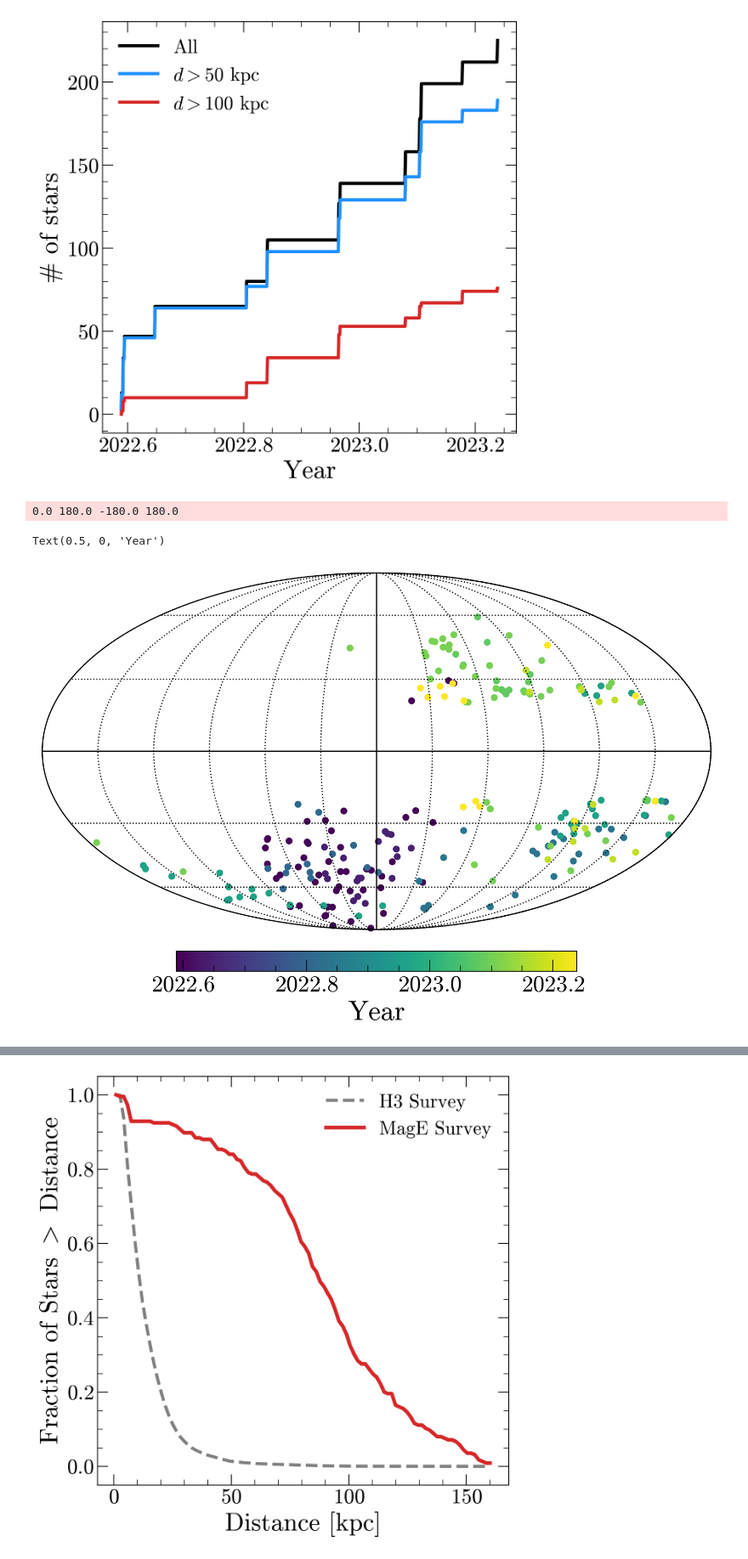
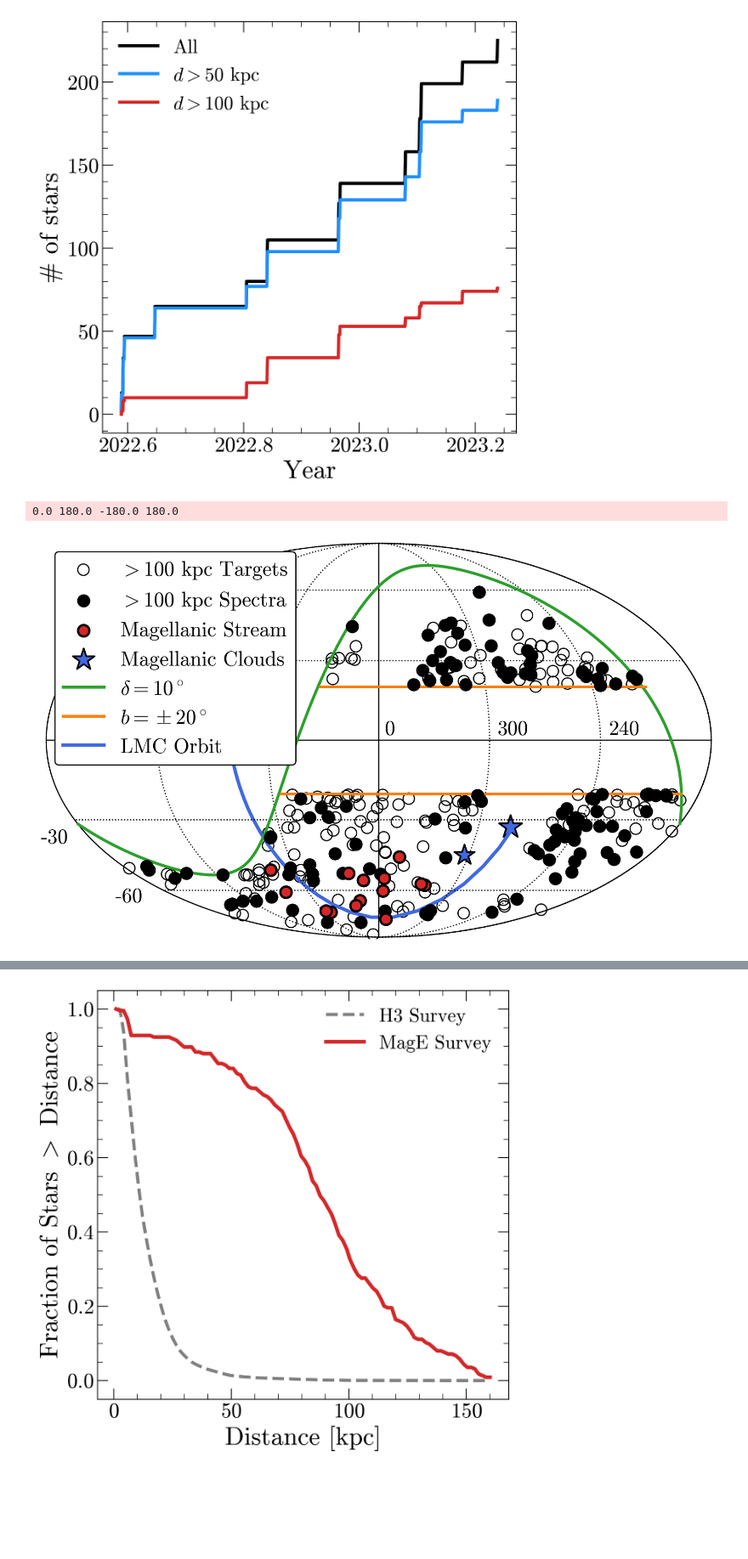
Before and after one commit to vedantchandra/merlin, a Jupyter notebook: pipeline/nb/00_survey_overview.ipynb, the cells around one changed output, grey strips where cells are left out. Shown at 85% size. Drawn from its saved outputs; the diff is of its cells as text; code cells hidden in the pictures; blank space fills up the shorter version.

```diff
--- a/pipeline/nb/00_survey_overview.ipynb
+++ b/pipeline/nb/00_survey_overview.ipynb
@@ -95,13 +133,67 @@ plt.savefig('fig/cumulative_nstars.pdf')
+# %%
+dsel = d100targ['dec'] < 10
+# %%
+l1 = -150
+l2 = 33
+
+b20 = SkyCoord(l = np.linspace(l1, l2, 1000) * u.deg, b = np.repeat(20, 1000) * u.deg,
+              frame = 'galactic')
+
+l1 = -170
+l2 = 55
+bm20 = SkyCoord(l = np.linspace(l1, l2, 1000) * u.deg, b = np.repeat(-20, 1000) * u.deg,
+              frame = 'galactic')
+# %%
+d100sel = clean & (mage['tdb_selection'] == 'd100')
+# %%
+from astropy.io import ascii
+
+lmco = ascii.read('/Users/vedantchandra/0_research/data/lit/ngc21_LMC_orbit.txt')
 # %%
+d0 = SkyCoord(ra = np.linspace(0, 360, 1000) * u.deg, dec = np.repeat(10, 1000) * u.deg).galactic
+
 hp.mollview()
-im = hp.projscatter(mage[clean]['L'], mage[clean]['B'], lonlat = True,
-              c = mage[clean]['year'], cmap = 'viridis')
-hp.graticule()
-cbar = plt.colorbar(im, location = 'bottom', orientation = 'horizontal',
-            fraction = 0.05, pad = 0.05)
+hp.graticule(dmer = 60)
+
+hp.projscatter(d100targ['l'][dsel], d100targ['b'][dsel], lonlat = True,
+              label = '$> 100$ kpc Targets', marker = 'o', facecolor = 'none',
+              edgecolor = 'k', s = 100)
+
+
+# im = hp.projscatter(mage[clean]['L'], mage[clean]['B'], lonlat = True,
+#               c = mage[clean]['year'], cmap = 'viridis', edgecolor = 'k',
+#                    s = 100, label = 'MagE Spectra', zorder = 3,
+#                    lw = 1.5)
+
+hp.projscatter(mage[clean&d100sel]['L'], mage[clean&d100sel]['B'], lonlat = True,
+             color = 'k', cmap = 'viridis', edgecolor = 'k',
+                   s = 100, label = '$>100$ kpc Spectra', zorder = 3,
+                   lw = 1.5)
+
+hp.projscatter(mss['l'], mss['b'], lonlat = True,
+              s = 100, edgecolor = 'k', zorder = 4, facecolor = 'C3', lw = 2,
+              label = 'Magellanic Stream')
+
+hp.projscatter(clouds['l'], clouds['b'], lonlat = True, **cloud_kw, label = 'Magellanic Clouds')
+
+hp.projplot(d0.l, d0.b, lonlat = True, color = 'C2', label = '$\delta = 10^\circ$', lw = 2.5)
+hp.projplot(b20.l, b20.b, color = 'C1', lonlat = True, label = '$b = \pm 20^\circ$', lw = 2.5)
+hp.projplot(bm20.l, bm20.b, color = 'C1', lonlat = True,  lw = 2.5)
+
+hp.projplot(lmco['col4'], lmco['col5'], lonlat = True, lw = 3,
+           color = 'royalblue', label = "LMC Orbit", zorder = 1.5);
+
+plt.legend(loc = 'upper left')
+
+# cbar = plt.colorbar(im, location = 'bottom', orientation = 'horizontal',
+#             fraction = 0.05, pad = 0.05)
 plt.title('')
-cbar.ax.set_xlabel('Year')
+# cbar.ax.set_xlabel('Year')
+
+ax = plt.gca()
+add_labels(ax)
+
+plt.savefig('fig/d100_progress_map.pdf')
 # %% [output]
 0.0 180.0 -180.0 180.0
-Text(0.5, 0, 'Year')
-[figure, old version]
+[figure, new version]
```
Also changed, not shown: parts of 31 cells of this notebook, 4 other files.
